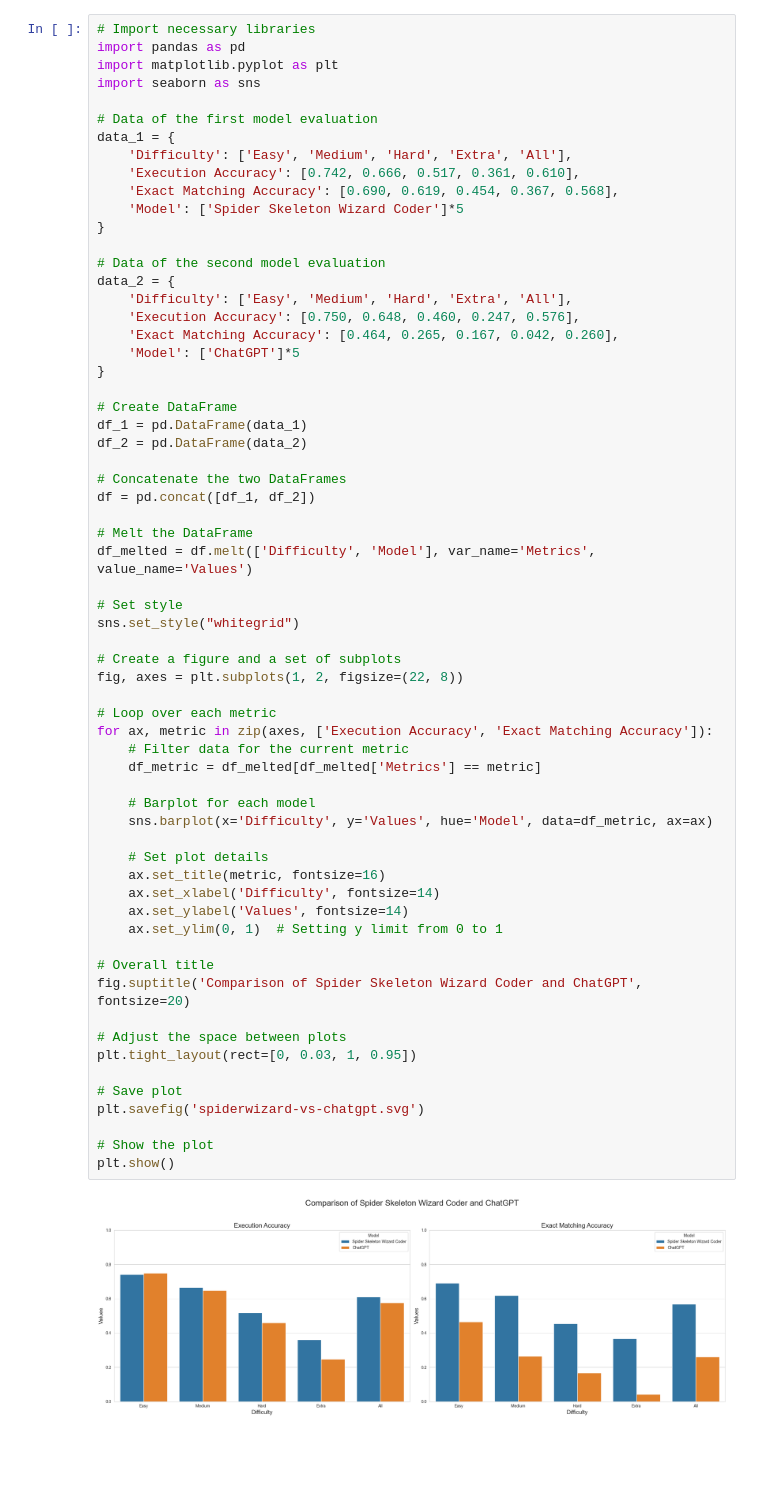
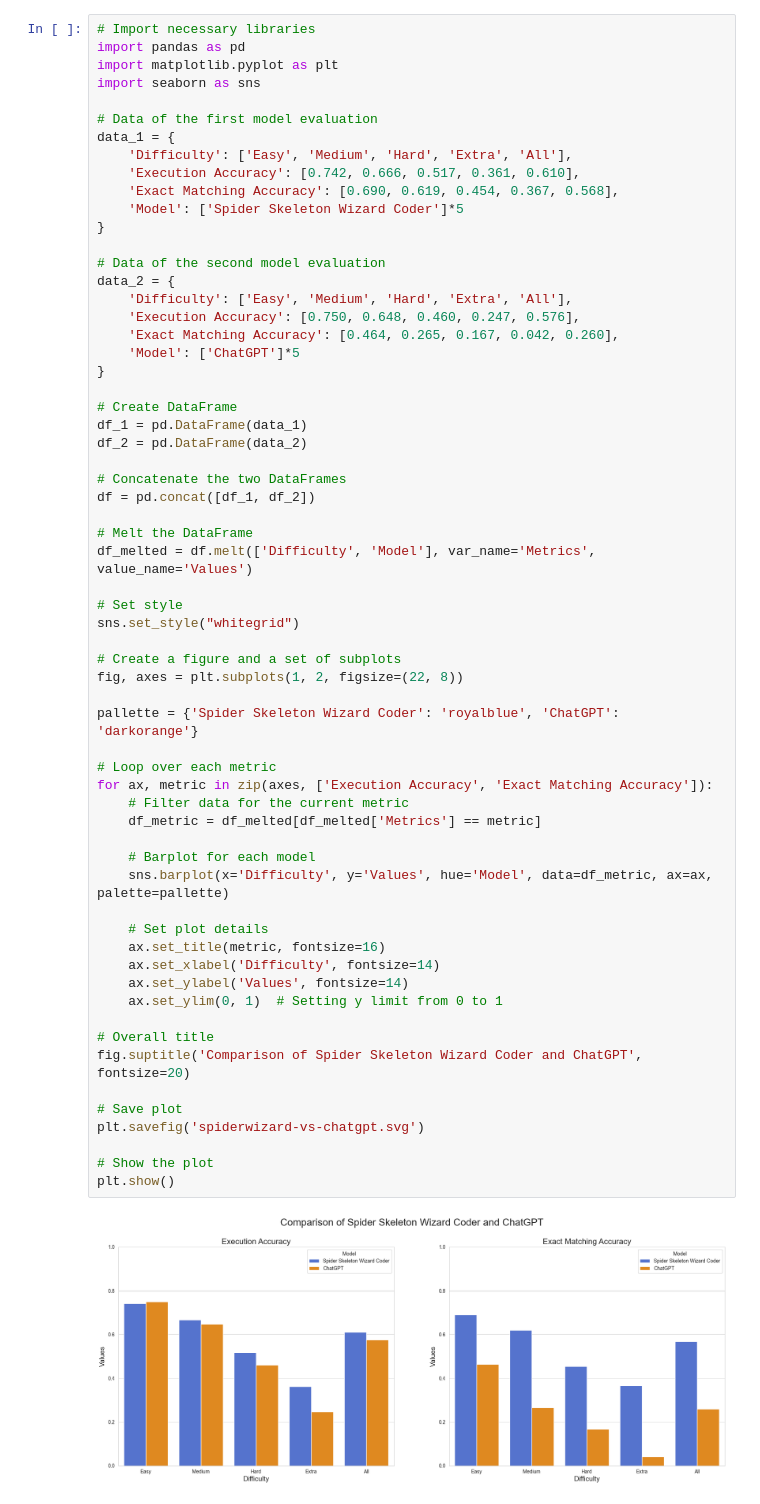
Before and after one commit to cuplv/text-to-sql-wizardcoder, a Jupyter notebook: eval/plots/plots.ipynb, the cells around one changed output. Cells and saved outputs as stored; diff of their text form; blank space fills up the shorter version.

```diff
--- a/eval/plots/plots.ipynb
+++ b/eval/plots/plots.ipynb
@@ -102,35 +99,34 @@ df = pd.concat([df_1, df_2])
 df_melted = df.melt(['Difficulty', 'Model'], var_name='Metrics', value_name='Values')
 
 # Set style
 sns.set_style("whitegrid")
 
 # Create a figure and a set of subplots
 fig, axes = plt.subplots(1, 2, figsize=(22, 8))
 
+pallette = {'Spider Skeleton Wizard Coder': 'royalblue', 'ChatGPT': 'darkorange'}
+
 # Loop over each metric
 for ax, metric in zip(axes, ['Execution Accuracy', 'Exact Matching Accuracy']):
     # Filter data for the current metric
     df_metric = df_melted[df_melted['Metrics'] == metric]
 
     # Barplot for each model
-    sns.barplot(x='Difficulty', y='Values', hue='Model', data=df_metric, ax=ax)
+    sns.barplot(x='Difficulty', y='Values', hue='Model', data=df_metric, ax=ax, palette=pallette)
 
     # Set plot details
     ax.set_title(metric, fontsize=16)
     ax.set_xlabel('Difficulty', fontsize=14)
     ax.set_ylabel('Values', fontsize=14)
     ax.set_ylim(0, 1)  # Setting y limit from 0 to 1
 
 # Overall title
 fig.suptitle('Comparison of Spider Skeleton Wizard Coder and ChatGPT', fontsize=20)
 
-# Adjust the space between plots
-plt.tight_layout(rect=[0, 0.03, 1, 0.95])
-
 # Save plot
 plt.savefig('spiderwizard-vs-chatgpt.svg')
 
 # Show the plot
 plt.show()
 # %% [output]
-[figure, old version]
+[figure, new version]
```
Also changed, not shown: parts of 1 cell of this notebook, 2 other files.
